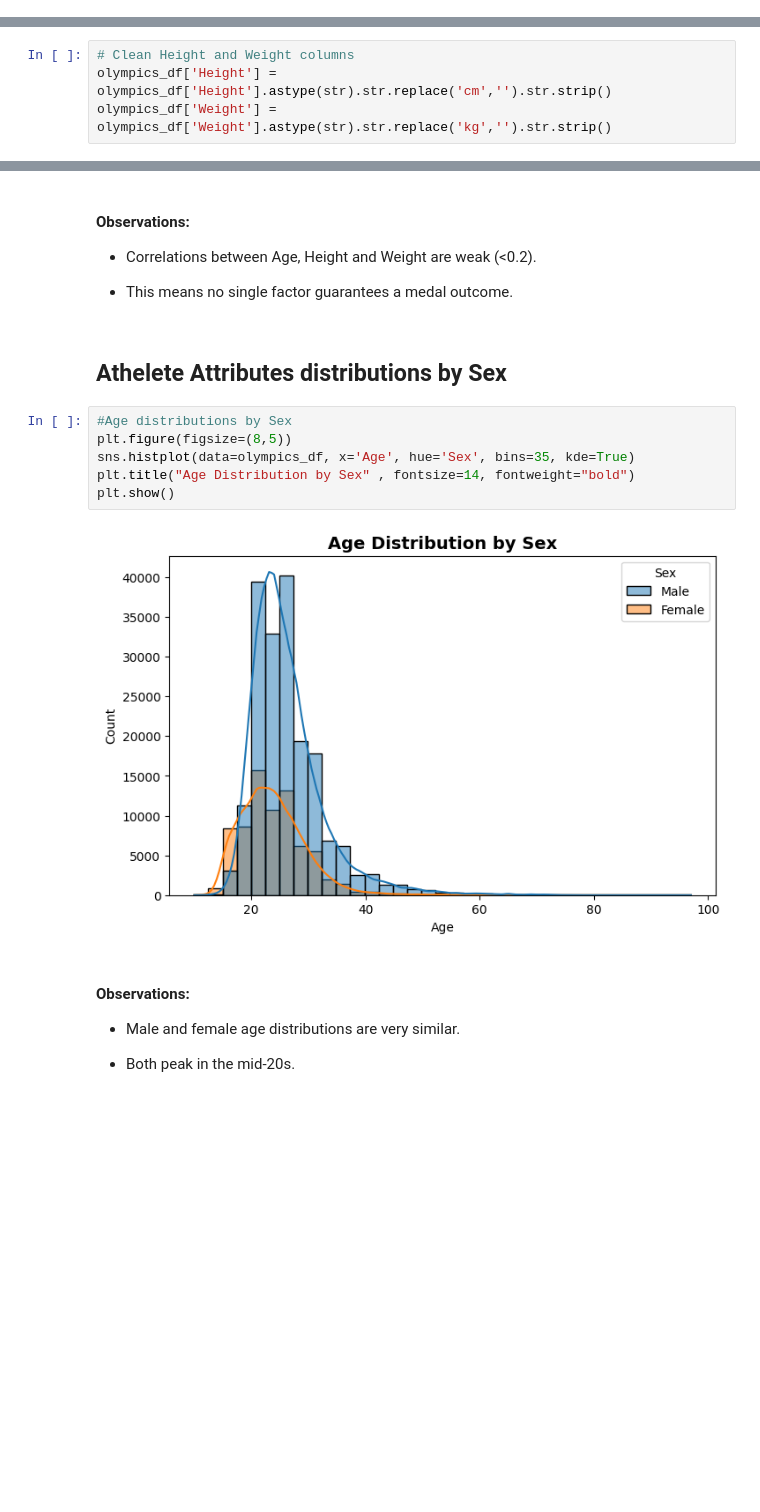
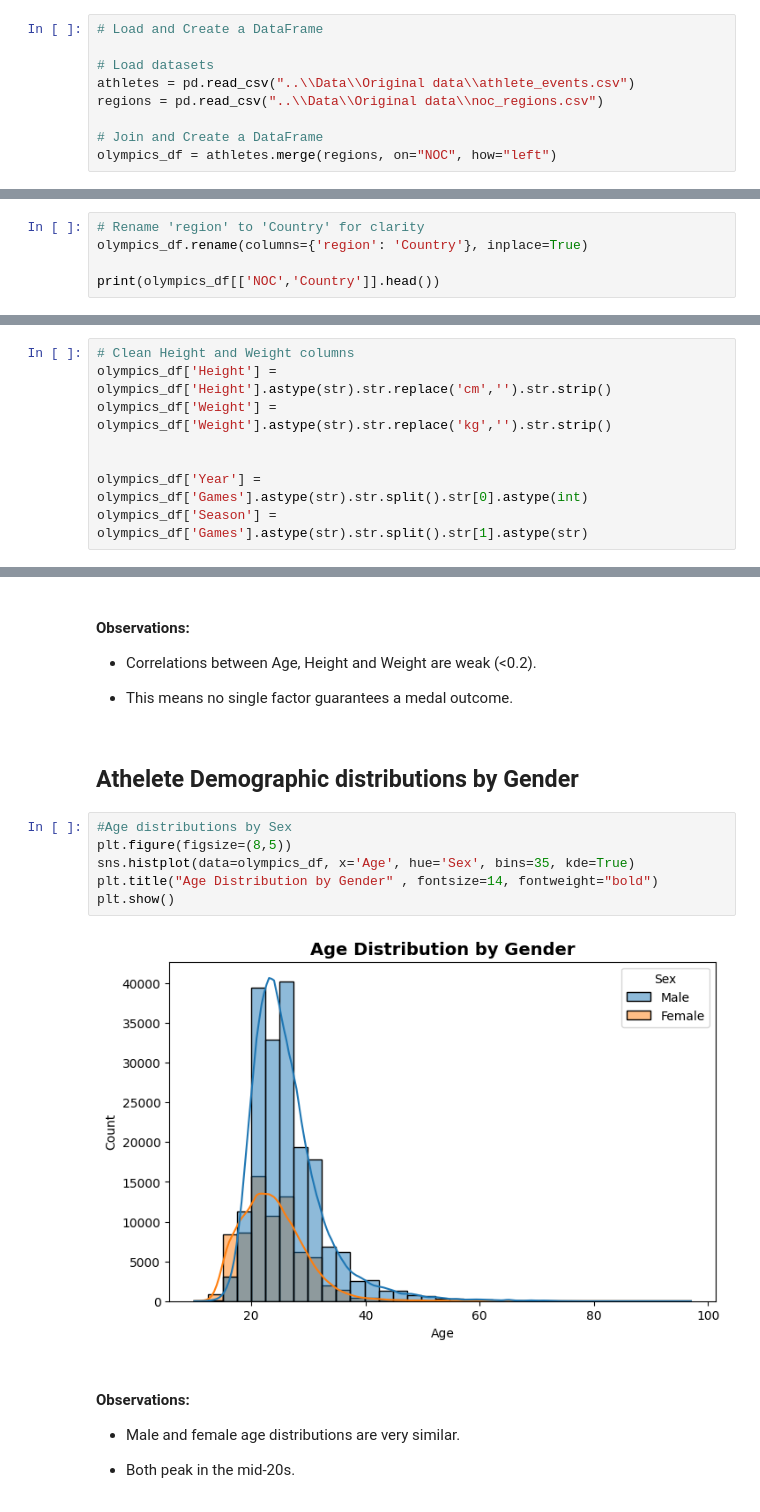
Before and after one commit to xnuv1/GA-EDA-Project, a Jupyter notebook: Code/Code.ipynb, the cells around one changed output, grey strips where cells are left out. Saved outputs shown, nothing was run; the diff lists cells and outputs as text; blank space fills up the shorter version.

```diff
--- a/Code/Code.ipynb
+++ b/Code/Code.ipynb
@@ -54,3 +49,12 @@ olympics_df = pd.read_csv('..\\Data\\Original data\\athlete_events.csv')
+# %%
+# Load and Create a DataFrame
+
+# Load datasets
+athletes = pd.read_csv("..\\Data\\Original data\\athlete_events.csv")
+regions = pd.read_csv("..\\Data\\Original data\\noc_regions.csv")
+
+# Join and Create a DataFrame
+olympics_df = athletes.merge(regions, on="NOC", how="left")
 # %%
 #Shape
 olympics_df.shape
@@ -157,3 +160,8 @@ olympics_df.duplicated(subset=['ID','Games']).sum()
 # %% [markdown]
 ### Data Handling:
 __Cleaning, transforming, and combining data__
+# %%
+# Rename 'region' to 'Country' for clarity
+olympics_df.rename(columns={'region': 'Country'}, inplace=True)
+
+print(olympics_df[['NOC','Country']].head())
@@ -172,6 +187,10 @@ Name: count, dtype: int64
 # Clean Height and Weight columns
 olympics_df['Height'] = olympics_df['Height'].astype(str).str.replace('cm','').str.strip()
 olympics_df['Weight'] = olympics_df['Weight'].astype(str).str.replace('kg','').str.strip()
+
+
+olympics_df['Year'] = olympics_df['Games'].astype(str).str.split().str[0].astype(int)
+olympics_df['Season'] = olympics_df['Games'].astype(str).str.split().str[1].astype(str)
 # %%
 # Change The Height, Weight and Age types
 olympics_df['Height'] = pd.to_numeric(olympics_df['Height'], errors='coerce')
@@ -276,15 +300,15 @@ plt.show()
 
 - This means no single factor guarantees a medal outcome.
 # %% [markdown]
-## Athelete Attributes distributions by Sex
+## Athelete Demographic distributions by Gender
 # %%
 #Age distributions by Sex
 plt.figure(figsize=(8,5))
 sns.histplot(data=olympics_df, x='Age', hue='Sex', bins=35, kde=True)
-plt.title("Age Distribution by Sex" , fontsize=14, fontweight="bold")
+plt.title("Age Distribution by Gender" , fontsize=14, fontweight="bold")
 plt.show()
 # %% [output]
-[figure, old version]
+[figure, new version]
 # %% [markdown]
 #### Observations:
 - Male and female age distributions are very similar.
```
Also changed, not shown: parts of 36 cells of this notebook.
